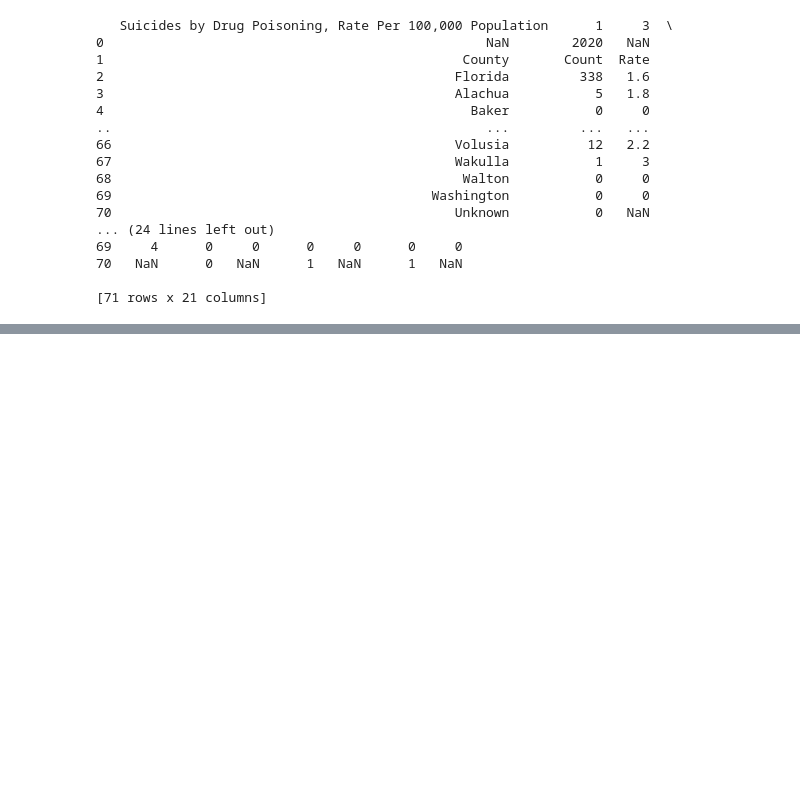
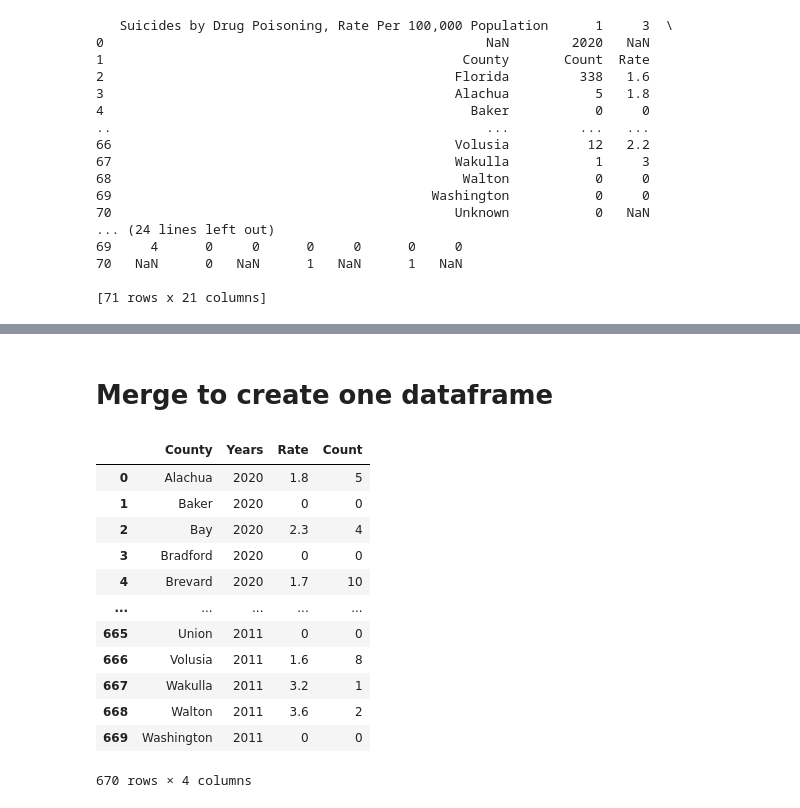
Before and after one commit to j89livingston/FSPC_Dashboard, a Jupyter notebook: Resources/Florida Suicide by Drug Poisoning/suicide by drug poisoning.ipynb, the cells around one changed output, grey strips where cells are left out. Drawn from its saved outputs; the diff is of its cells as text; code cells hidden in the pictures; blank space fills up the shorter version.

Commit message:
clean data by year

```diff
--- a/Resources/Florida Suicide by Drug Poisoning/suicide by drug poisoning.ipynb
+++ b/Resources/Florida Suicide by Drug Poisoning/suicide by drug poisoning.ipynb
@@ -163,0 +190,9 @@ p_data
+# %%
+#Unpivot the columns to create a Years column
+pivdatarate = pd.melt(onlyrate,
+            id_vars='County',
+            value_vars=list(onlyrate.columns[1:]), # list of days of the week
+            var_name='Years',
+            value_name='Rate')
+
+pivdatarate
@@ -163,0 +223,8 @@ p_data
+# %%
+# Drop all rows containing Rate
+onlycount = p_data[p_data.columns.drop(list(p_data.filter(regex='Rate')))]
+# %%
+#Rename columns with only years.
+onlycount.columns = ['County', '2020', '2019', '2018', '2017', '2016', '2015', '2014', '2013',
+                    '2012', '2011']
+onlycount.columns
@@ -163,0 +235,9 @@ p_data
+# %%
+#Unpivot the columns to create a Years column
+pivdatacount = pd.melt(onlycount,
+            id_vars='County',
+            value_vars=list(onlycount.columns[1:]), # list of days of the week
+            var_name='Years',
+            value_name='Count')
+
+pivdatacount
@@ -163,0 +258,20 @@ p_data
+# %% [markdown]
+# Merge to create one dataframe
+# %%
+#Merge pivdatarate with pivdatacount to make one dataframe
+merge_df = pd.merge(pivdatarate, pivdatacount)
+merge_df
+# %% [output]
+|  | County | Years | Rate | Count |
+| 0 | Alachua | 2020 | 1.8 | 5 |
+| 1 | Baker | 2020 | 0 | 0 |
+| 2 | Bay | 2020 | 2.3 | 4 |
+| 3 | Bradford | 2020 | 0 | 0 |
+| 4 | Brevard | 2020 | 1.7 | 10 |
+| ... | ... | ... | ... | ... |
+| 665 | Union | 2011 | 0 | 0 |
+| 666 | Volusia | 2011 | 1.6 | 8 |
+| 667 | Wakulla | 2011 | 3.2 | 1 |
+| 668 | Walton | 2011 | 3.6 | 2 |
+| 669 | Washington | 2011 | 0 | 0 |
+670 rows × 4 columns
```
Also changed, not shown: parts of 14 cells of this notebook, 2 other files.
